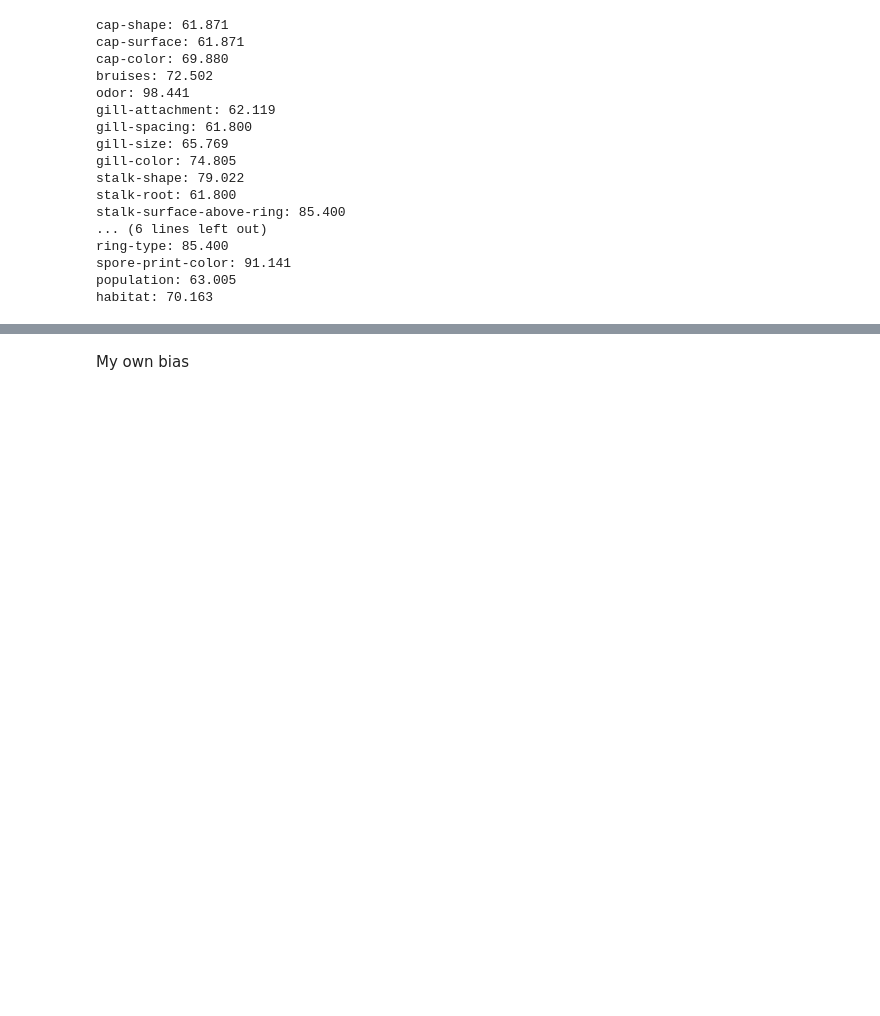
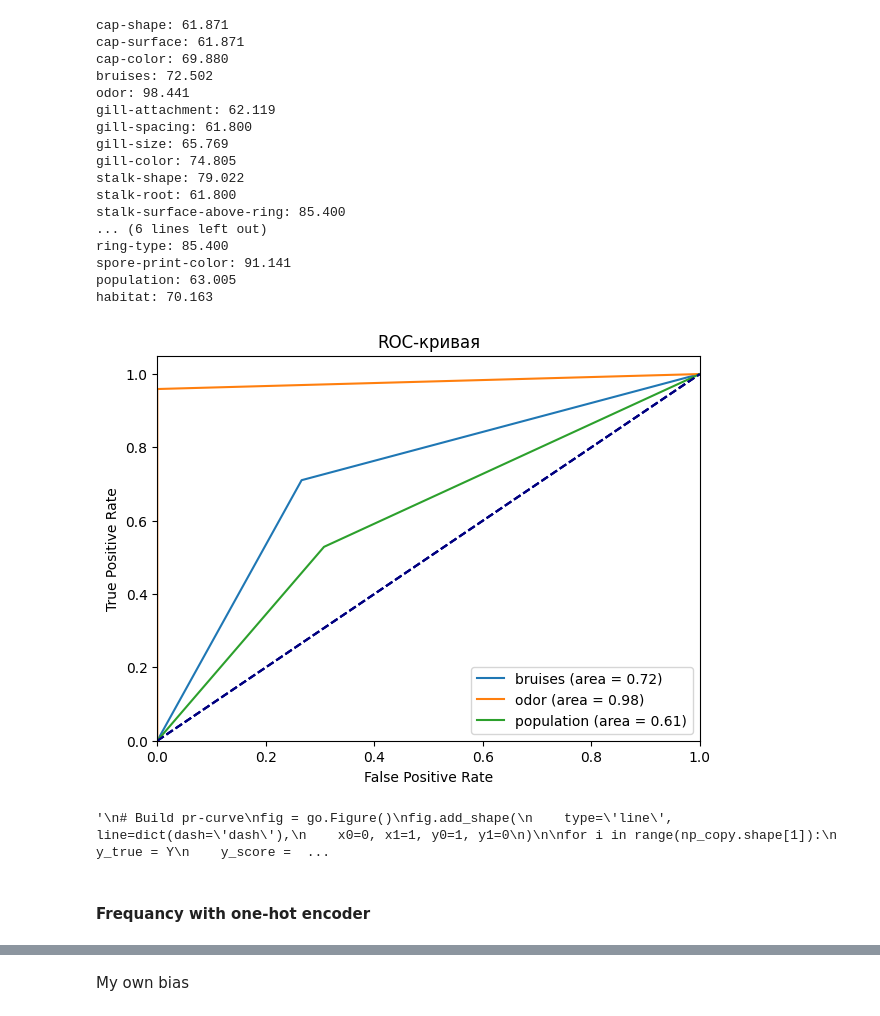
Before and after one commit to NikitaGoltsev/Theory_of_stat_decisions, a Jupyter notebook: lab02/mushrooms.ipynb, the cells around one changed output, grey strips where cells are left out. Drawn from its saved outputs; the diff is of its cells as text; code cells hidden in the pictures; blank space fills up the shorter version.

```diff
--- a/lab02/mushrooms.ipynb
+++ b/lab02/mushrooms.ipynb
@@ -107,7 +111,7 @@ Y = df_mushroom['poisonous'].map(dict_for_label)
 acc = [[]]
 # for Roc and pr curves
 predicted_by_col = [[], [], []]
-col_to_pred = ['odor', 'bruises', 'population']
+col_to_pred = ['bruises', 'odor', 'population']
 pred_index = 0
 #
 dict_of_acc = {}
@@ -142,3 +146,55 @@ ring-type: 85.400
 spore-print-color: 91.141
 population: 63.005
 habitat: 70.163
+# %%
+np_copy = np.array(predicted_by_col)
+# Build roc curve in cycle
+plt.figure(figsize=(7,5))
+for index, col_name in enumerate(col_to_pred):
+
+    fpr, tpr, treshold = roc_curve(Y, np_copy[index])
+    roc_auc = auc(fpr, tpr)
+
+    plt.plot(fpr, tpr,
+            label=f'{col_name} (area = %0.2f)' % roc_auc)
+    plt.plot([0, 1], [0, 1], color='navy', linestyle='--')
+    plt.xlim([0.0, 1.0])
+    plt.ylim([0.0, 1.05])
+    plt.xlabel('False Positive Rate')
+    plt.ylabel('True Positive Rate')
+    plt.title(f'ROC-кривая')
+    plt.legend(loc="lower right")
+plt.show()
+
+'''
+# Build pr-curve
+fig = go.Figure()
+fig.add_shape(
+    type='line', line=dict(dash='dash'),
+    x0=0, x1=1, y0=1, y1=0
+)
+
+for i in range(np_copy.shape[1]):
+    y_true = Y
+    y_score = np_copy[:, i]
+
+    precision, recall, _ = precision_recall_curve(y_true, y_score)
+    auc_score = average_precision_score(y_true, y_score)
+
+    name = f"{col_to_pred[i]} (AP={auc_score:.2f})"
+    fig.add_trace(go.Scatter(x=recall, y=precision, name=name, mode='lines'))
+
+fig.update_layout(
+    xaxis_title='Recall',
+    yaxis_title='Precision',
+    yaxis=dict(scaleanchor="x", scaleratio=1),
+    xaxis=dict(constrain='domain'),
+    width=700, height=500
+)
+fig.show()
+'''
+# %% [output]
+[figure, added]
+'\n# Build pr-curve\nfig = go.Figure()\nfig.add_shape(\n    type=\'line\', line=dict(dash=\'dash\'),\n    x0=0, x1=1, y0=1, y1=0\n)\n\nfor i in range(np_copy.shape[1]):\n    y_true = Y\n    y_score =  ...
+# %% [markdown]
+<h4>Frequancy with one-hot encoder</h4>
```
Also changed, not shown: parts of 20 cells of this notebook, 1 other file.
